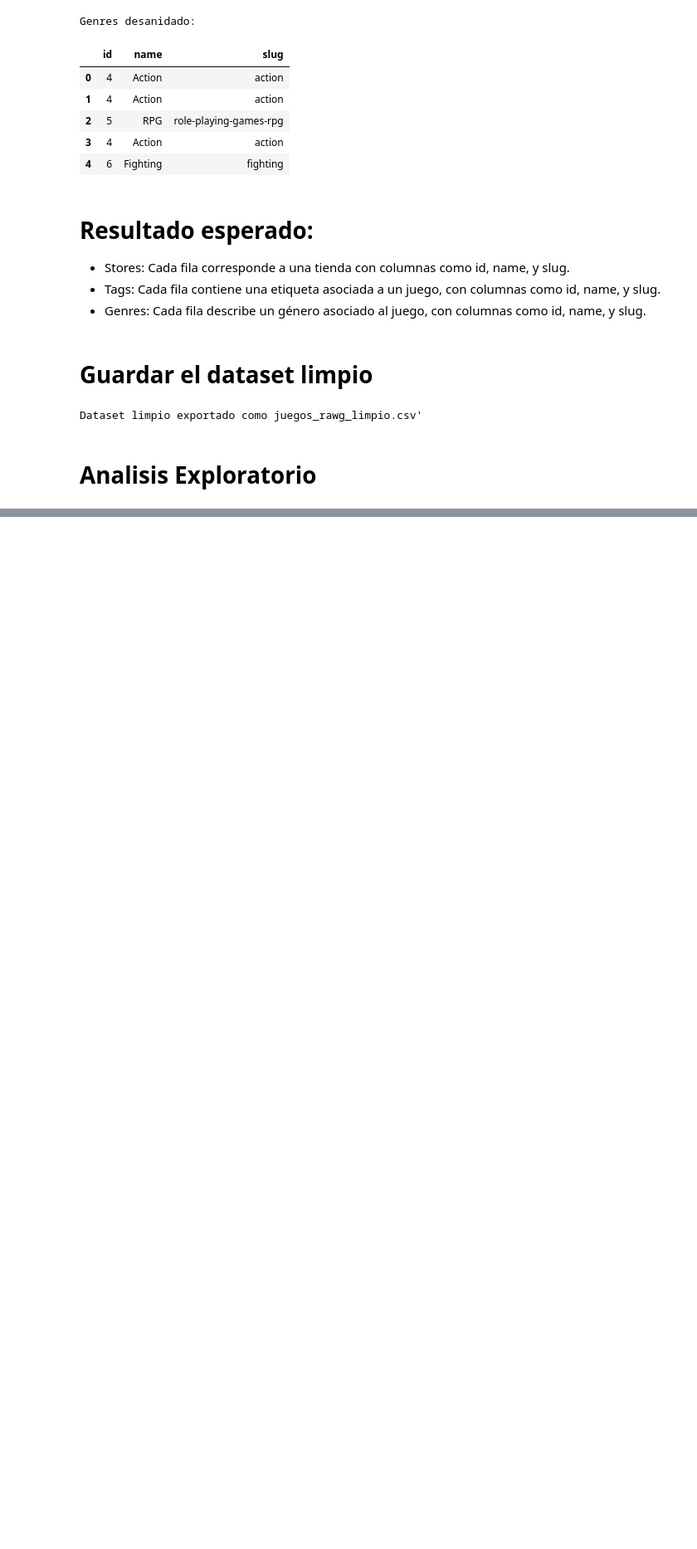
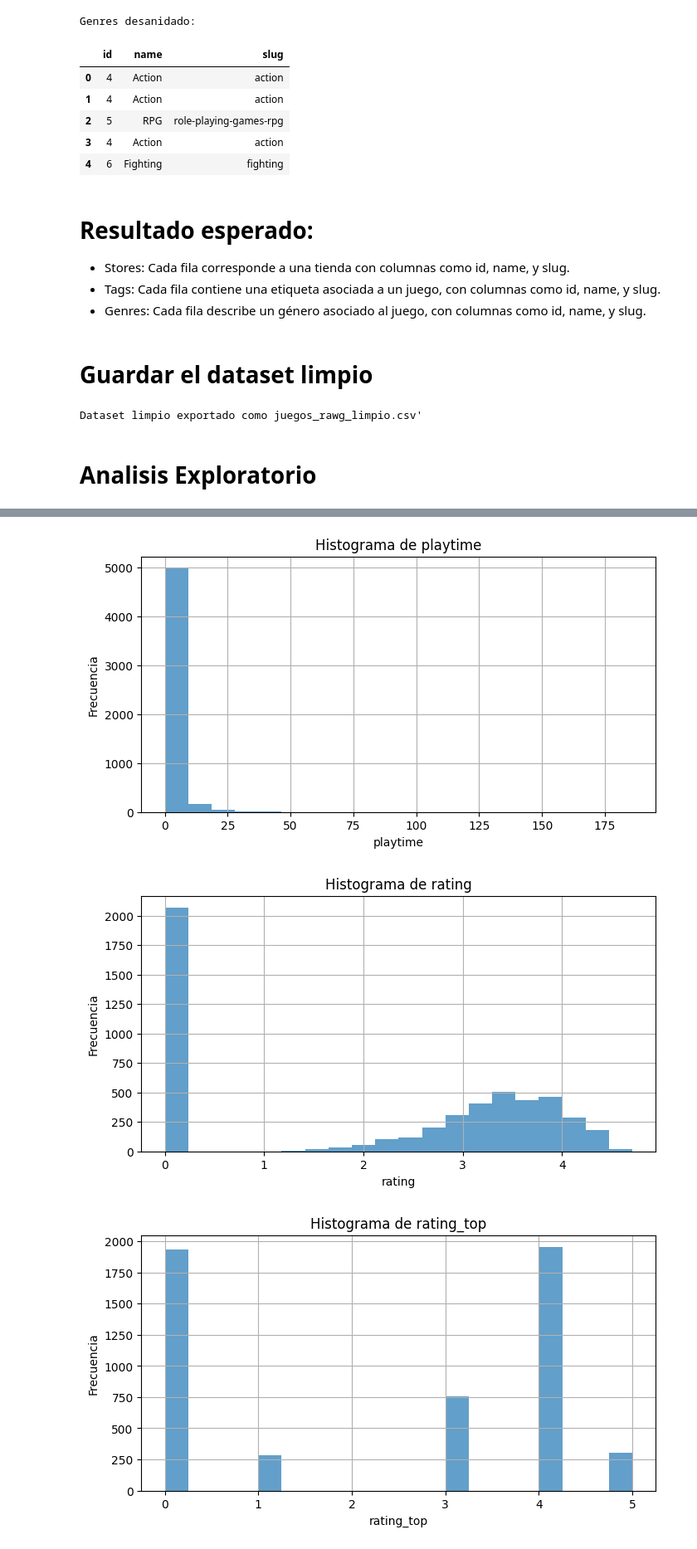
Before and after one commit to andreszaragoza/Eda-Andres, a Jupyter notebook: Analisis_Andres/notebooks/Analisis_Datos.ipynb, the cells around one changed output, grey strips where cells are left out. Shown at 83% size. Cells and saved outputs as stored; diff of their text form; code cells hidden in the pictures; blank space fills up the shorter version.

```diff
--- a/Analisis_Andres/notebooks/Analisis_Datos.ipynb
+++ b/Analisis_Andres/notebooks/Analisis_Datos.ipynb
@@ -315,0 +318,2 @@ df.describe(include='all')
+# %%
+numericas = df.select_dtypes(include=['int64', 'float64']).columns
@@ -315,0 +329,12 @@ df.describe(include='all')
+# %%
+for col in numericas:
+    plt.figure(figsize=(8, 4))
+    df[col].hist(bins=20, alpha=0.7)
+    plt.title(f"Histograma de {col}")
+    plt.xlabel(col)
+    plt.ylabel("Frecuencia")
+    plt.show()
+# %% [output]
+[figure, added]
+[figure, added]
+[figure, added]
```
Also changed, not shown: parts of 20 cells of this notebook, 2 other files.
